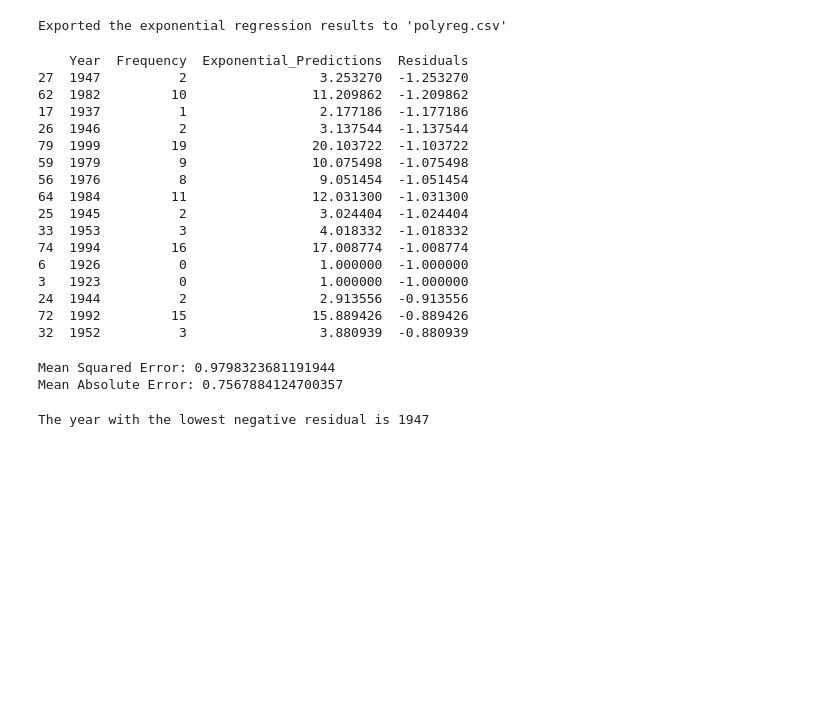
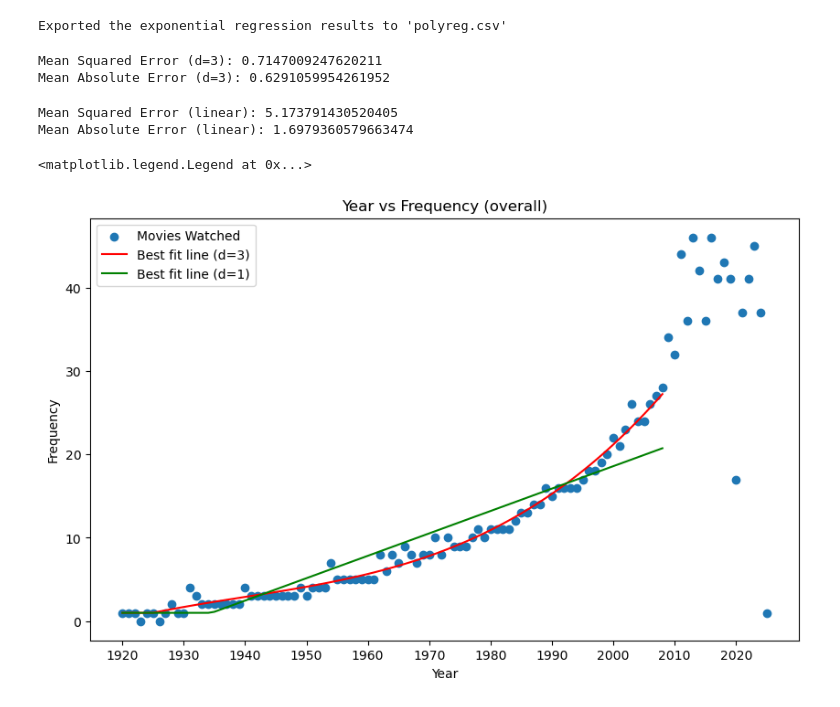
Before and after one commit to SpicyMcSpice1938/Depraved-Selection, a Jupyter notebook: polyreg.ipynb, the cells around one changed output. Drawn from its saved outputs; the diff is of its cells as text; code cells hidden in the pictures; blank space fills up the shorter version.

```diff
--- a/polyreg.ipynb
+++ b/polyreg.ipynb
@@ -107,38 +145,37 @@ results_df.to_csv('polyreg.csv', index=False)
 print("Exported the exponential regression results to 'polyreg.csv'")
 # %% [output]
 Exported the exponential regression results to 'polyreg.csv'
-# %%
-print(results_df.sort_values(by='Residuals').head(16))
-# %% [output]
-    Year  Frequency  Exponential_Predictions  Residuals
-27  1947          2                 3.253270  -1.253270
-62  1982         10                11.209862  -1.209862
-17  1937          1                 2.177186  -1.177186
-26  1946          2                 3.137544  -1.137544
-79  1999         19                20.103722  -1.103722
-59  1979          9                10.075498  -1.075498
-56  1976          8                 9.051454  -1.051454
-64  1984         11                12.031300  -1.031300
-25  1945          2                 3.024404  -1.024404
-33  1953          3                 4.018332  -1.018332
-74  1994         16                17.008774  -1.008774
-6   1926          0                 1.000000  -1.000000
-3   1923          0                 1.000000  -1.000000
-24  1944          2                 2.913556  -0.913556
-72  1992         15                15.889426  -0.889426
-32  1952          3                 3.880939  -0.880939
 # %%
-print('Mean Squared Error:', mean_squared_error(results_df['Frequency'], results_df['Exponential_Predictions']))
-print('Mean Absolute Error:', mean_absolute_error(results_df['Frequency'], results_df['Exponential_Predictions']))
+print('Mean Squared Error (d=3):', mean_squared_error(results_df['Frequency'], results_df['Exponential_Predictions']))
+print('Mean Absolute Error (d=3):', mean_absolute_error(results_df['Frequency'], results_df['Exponential_Predictions']))
 # %% [output]
-Mean Squared Error: 0.9798323681191944
-Mean Absolute Error: 0.7567884124700357
+Mean Squared Error (d=3): 0.7147009247620211
+Mean Absolute Error (d=3): 0.6291059954261952
+# %%
+print('Mean Squared Error (linear):', mean_squared_error(results_df['Frequency'], results_df['Linear_Predictions']))
+print('Mean Absolute Error (linear):', mean_absolute_error(results_df['Frequency'], results_df['Linear_Predictions']))
+# %% [output]
+Mean Squared Error (linear): 5.173791430520405
+Mean Absolute Error (linear): 1.6979360579663474
+# %%
+# print the frequency distribution across all years
+# regression line on the same plot in the interval [min_year, max_year]
+plt.figure(figsize=(10, 6))
+plt.scatter(year_frequency_old['Year'], year_frequency_old['Frequency'], label='Movies Watched')
+plt.plot(year_frequency['Year'], regression_line, color='red', label='Best fit line (d=3)')
+plt.plot(year_frequency['Year'], regression_line2, color='green', label='Best fit line (d=1)')
+plt.xticks(np.arange(min_year, 2024, 10))
+plt.title('Year vs Frequency (overall)')
+plt.xlabel('Year')
+plt.ylabel('Frequency')
+plt.legend()
+# %% [output]
+<matplotlib.legend.Legend at 0x...>
+[figure, added]
 # %%
-min_resid_yr = results_df.loc[results_df['Residuals'].idxmin(), 'Year']
-print(f"The year with the lowest negative residual is {min_resid_yr}")
-url = f'https://letterboxd.com/{username}/watchlist/year/{min_resid_yr}/by/popular/'
+# min_resid_yr = results_df.loc[results_df['Residuals'].idxmin(), 'Year']
+# print(f"The year with the lowest negative residual is {min_resid_yr}")
+# url = f'https://letterboxd.com/{username}/watchlist/year/{min_resid_yr}/by/popular/'
-# %% [output]
-The year with the lowest negative residual is 1947
 # %%
 
 # response = requests.get(url)
```
Also changed, not shown: parts of 7 cells of this notebook.
